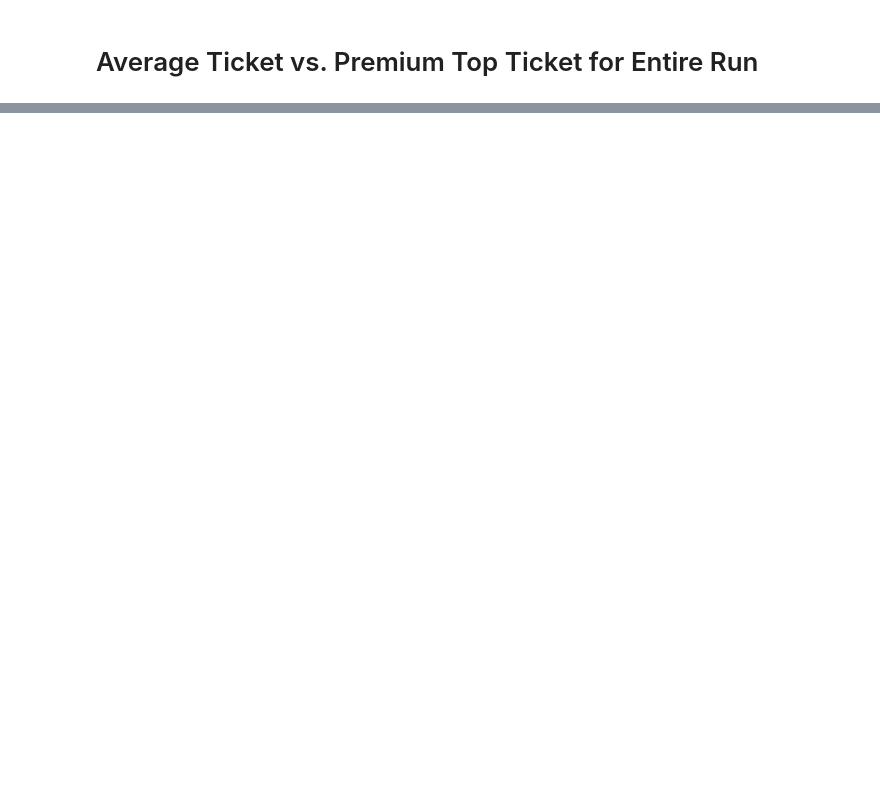
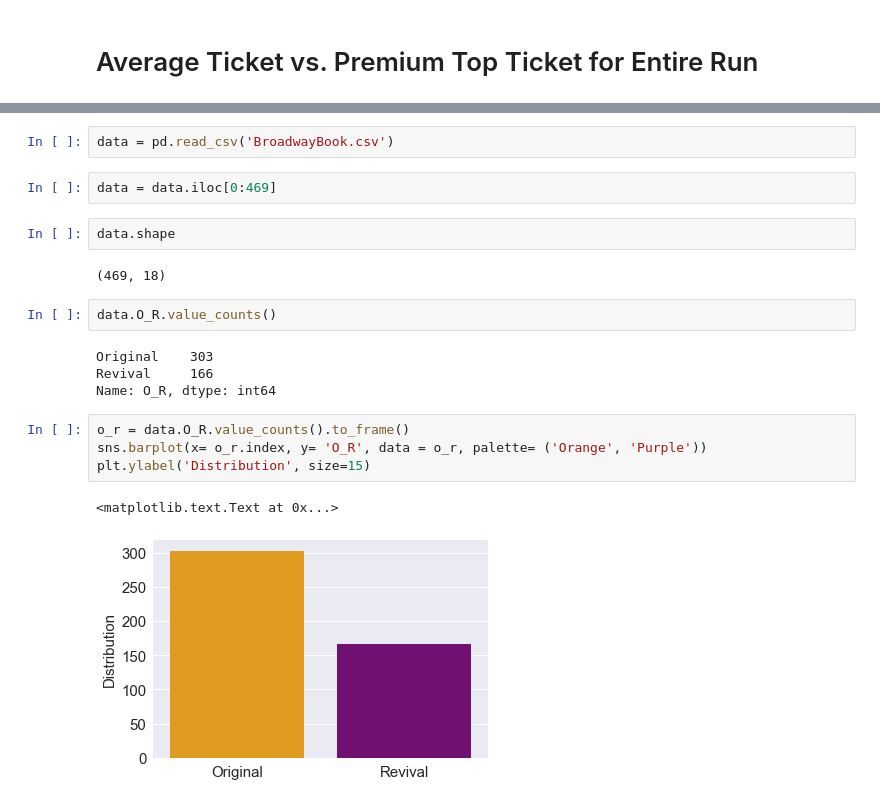
Before and after one commit to allychrystal/Broadway, a Jupyter notebook: Fun Graphs.ipynb, the cells around one changed output, grey strips where cells are left out. Saved outputs shown, nothing was run; the diff lists cells and outputs as text; blank space fills up the shorter version.

```diff
--- a/Fun Graphs.ipynb
+++ b/Fun Graphs.ipynb
@@ -81,0 +95,21 @@ graph_gross(87)
+# %%
+data = pd.read_csv('BroadwayBook.csv')
+# %%
+data = data.iloc[0:469]
+# %%
+data.shape
+# %% [output]
+(469, 18)
+# %%
+data.O_R.value_counts()
+# %% [output]
+Original    303
+Revival     166
+Name: O_R, dtype: int64
+# %%
+o_r = data.O_R.value_counts().to_frame()
+sns.barplot(x= o_r.index, y= 'O_R', data = o_r, palette= ('Orange', 'Purple'))
+plt.ylabel('Distribution', size=15)
+# %% [output]
+<matplotlib.text.Text at 0x...>
+[figure, added]
```
Also changed, not shown: parts of 13 cells of this notebook, 7 other files.
